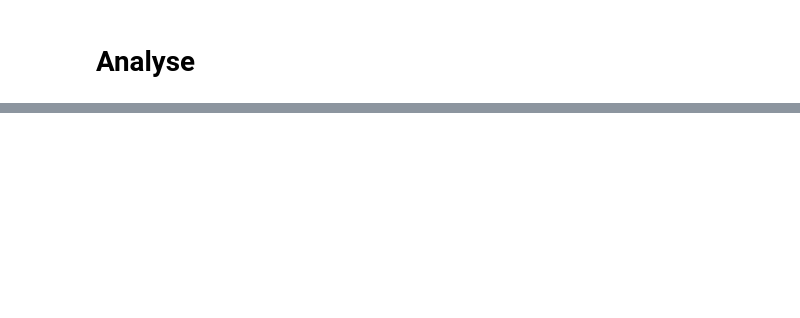
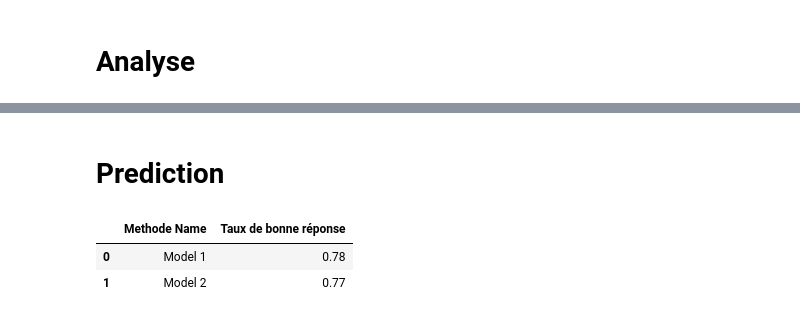
Before and after one commit to Pierre-Portfolio/TwitterFeelingAnalyse, a Jupyter notebook: Livrables/Code/Pierre.ipynb, the cells around one changed output, grey strips where cells are left out. Saved outputs shown, nothing was run; the diff lists cells and outputs as text; code cells hidden in the pictures; blank space fills up the shorter version.

```diff
--- a/Livrables/Code/Pierre.ipynb
+++ b/Livrables/Code/Pierre.ipynb
@@ -250,0 +257,37 @@ heatmap.set_title('Correlation du résultats avec les autres features', pad=16,
+# %% [markdown]
+# Prediction
+# %%
+df = pd.read_csv('./Suicide_Detection_Reddit_Final.csv')
+# %%
+# Genere un dataframe ou stock le meilleur modele pour chaque méthode
+ResultDf = pd.DataFrame()
+def StockResultDf(tab):
+    global ResultDf
+    listValue = {'Methode Name': tab[0], 'Taux de bonne réponse': tab[1]}
+    ResultDf = ResultDf.append(listValue,ignore_index=True)
+# %%
+def TauxBonneReponse(df):
+    # Sélection des lignes où la colonne "class" contient la valeur 1
+    selected_true_positive = df.loc[df['class'] == 1]
+    return str(round(selected_rows.shape[0] / df.shape[0], 2))
+# %%
+def SelectionTweetSuicidaire(df):
+    #Methode 1
+    # On ne garde que suicidal bert
+    df1 = df.copy()
+    df1 = df1[df1['suicidal_bert_label'] == 1]
+    StockResultDf(["Model 1", TauxBonneReponse(df1)])
+
+    #Methode 2
+    # Sélection des lignes où au moins 3 des colonnes ont la valeur 1
+    df2 = df.copy()
+    df2 = df2[(df2[['valder_label', 'happy_transformer_label', 'bert_label', 'suicidal_bert_label']].sum(axis=1) >= 3)]
+    StockResultDf(["Model 2", TauxBonneReponse(df2)])
+
+#On execute puis on affiche le resultat
+SelectionTweetSuicidaire(df.copy())
+ResultDf
+# %% [output]
+|  | Methode Name | Taux de bonne réponse |
+| 0 | Model 1 | 0.78 |
+| 1 | Model 2 | 0.77 |
```
Also changed, not shown: parts of 20 cells of this notebook.
